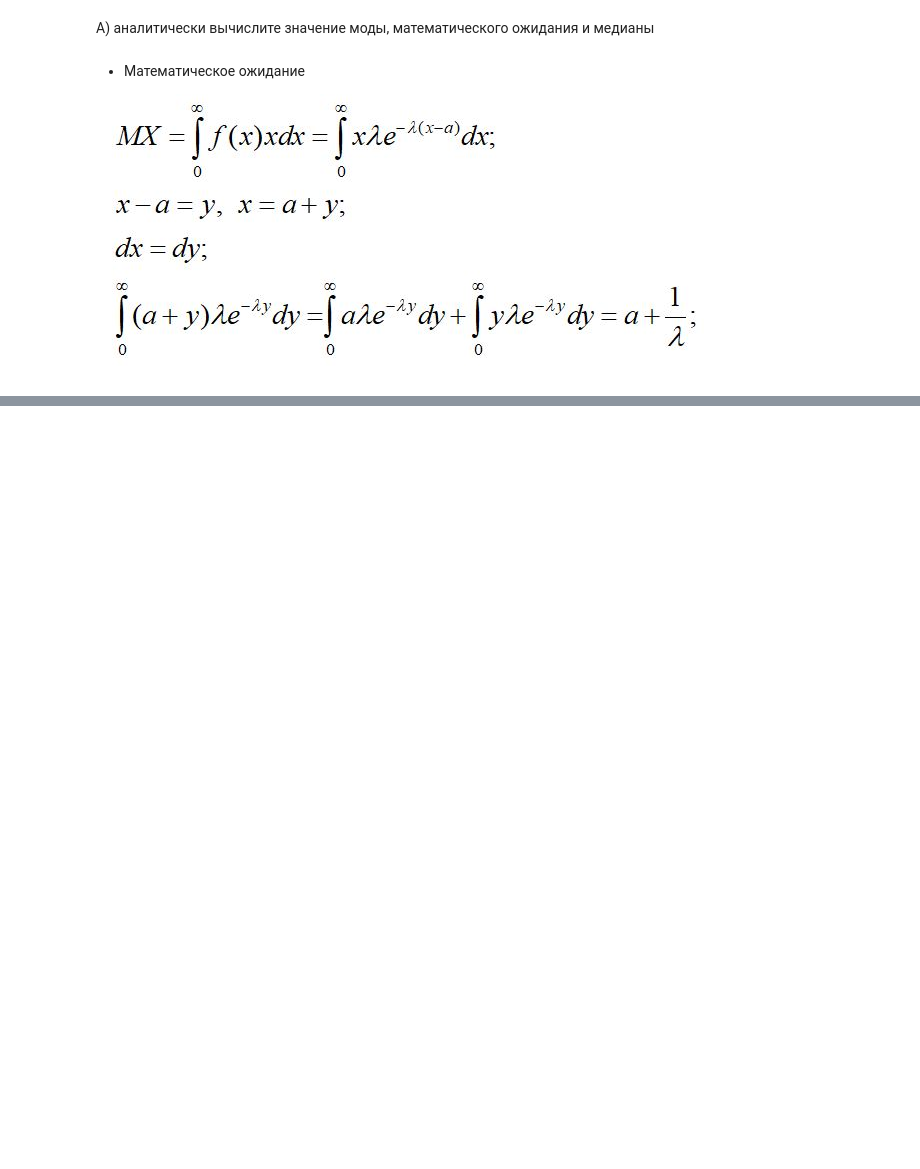
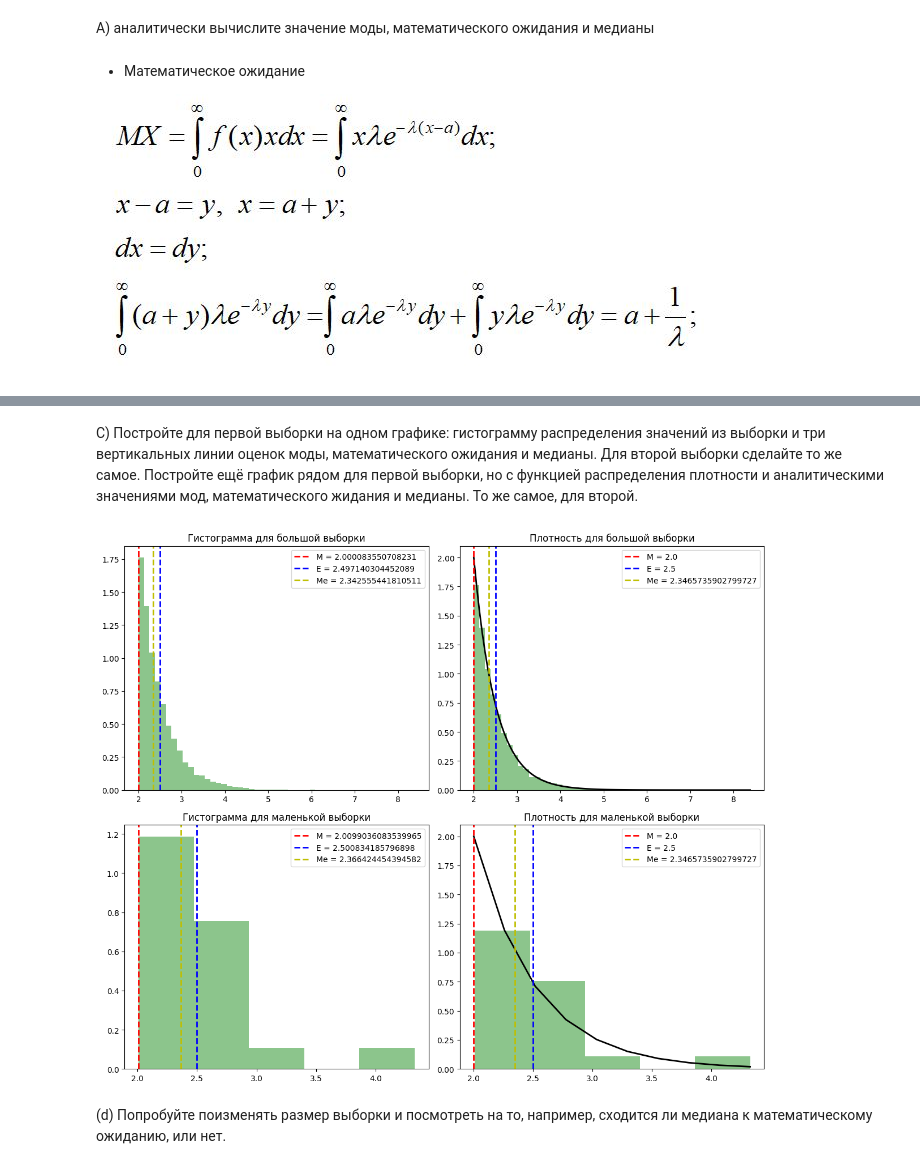
Before and after one commit to 0z0nize/colab, a Jupyter notebook: 02_ML_statistic.ipynb, the cells around one changed output, grey strips where cells are left out. Saved outputs shown, nothing was run; the diff lists cells and outputs as text; code cells hidden in the pictures; blank space fills up the shorter version.

```diff
--- a/02_ML_statistic.ipynb
+++ b/02_ML_statistic.ipynb
@@ -43,0 +161,54 @@
+# %% [markdown]
+C) Постройте для первой выборки на одном графике: гистограмму
+распределения значений из выборки и три вертикальных линии
+оценок моды, математического ожидания и медианы. Для второй
+выборки сделайте то же самое. Постройте ещё график рядом для
+первой выборки, но с функцией распределения плотности и аналитическими значениями мод, математического жидания и медианы.
+То же самое, для второй.
+# %%
+import matplotlib.pyplot as plt
+
+def pdf(x):
+  return p_lambda * np.exp(-p_lambda * (x - alpha))
+
+fig, axs = plt.subplots(2, 2, figsize=(12, 10))
+
+axs[0, 0].hist(large_sample, bins=50, density=True, alpha=0.45, color='g')
+axs[0, 0].axvline(mode_large, color='r', linestyle='dashed', linewidth=2, label=f'M = {mode_large}')
+axs[0, 0].axvline(mean_large, color='b', linestyle='dashed', linewidth=2, label=f'E = {mean_large}')
+axs[0, 0].axvline(median_large, color='y', linestyle='dashed', linewidth=2, label=f'Me = {median_large}')
+axs[0, 0].set_title('Гистограмма для большой выборки')
+axs[0, 0].legend()
+
+x_large = np.linspace(2, np.max(large_sample), 100)
+axs[0, 1].hist(large_sample, bins=50, density=True, alpha=0.45, color='g')
+axs[0, 1].plot(x_large, pdf(x_large), 'k-', linewidth=2)
+axs[0, 1].axvline(mode, color='r', linestyle='dashed', linewidth=2, label=f'M = {mode}')
+axs[0, 1].axvline(mean, color='b', linestyle='dashed', linewidth=2, label=f'E = {mean}')
+axs[0, 1].axvline(median, color='y', linestyle='dashed', linewidth=2, label=f'Me = {median}')
+axs[0, 1].set_title('Плотность для большой выборки')
+axs[0, 1].legend()
+
+axs[1, 0].hist(small_sample, bins=5, density=True, alpha=0.45, color='g')
+axs[1, 0].axvline(mode_small, color='r', linestyle='dashed', linewidth=2, label=f'M = {mode_small}')
+axs[1, 0].axvline(mean_small, color='b', linestyle='dashed', linewidth=2, label=f'E = {mean_small}')
+axs[1, 0].axvline(median_small, color='y', linestyle='dashed', linewidth=2, label=f'Me = {median_small}')
+axs[1, 0].set_title('Гистограмма для маленькой выборки')
+axs[1, 0].legend()
+
+x_small = np.linspace(2, np.max(small_sample), 10)
+axs[1, 1].hist(small_sample, bins=5, density=True, alpha=0.45, color='g')
+axs[1, 1].plot(x_small, pdf(x_small), 'k-', linewidth=2)
+axs[1, 1].axvline(mode, color='r', linestyle='dashed', linewidth=2, label=f'M = {mode}')
+axs[1, 1].axvline(mean, color='b', linestyle='dashed', linewidth=2, label=f'E = {mean}')
+axs[1, 1].axvline(median, color='y', linestyle='dashed', linewidth=2, label=f'Me = {median}')
+axs[1, 1].set_title('Плотность для маленькой выборки')
+axs[1, 1].legend()
+
+plt.tight_layout()
+plt.show()
+# %% [output]
+[figure, added]
+# %% [markdown]
+(d) Попробуйте поизменять размер выборки и посмотреть на то, например, сходится ли медиана к математическому ожиданию, или
+нет.
```
Also changed, not shown: parts of 13 cells of this notebook.
